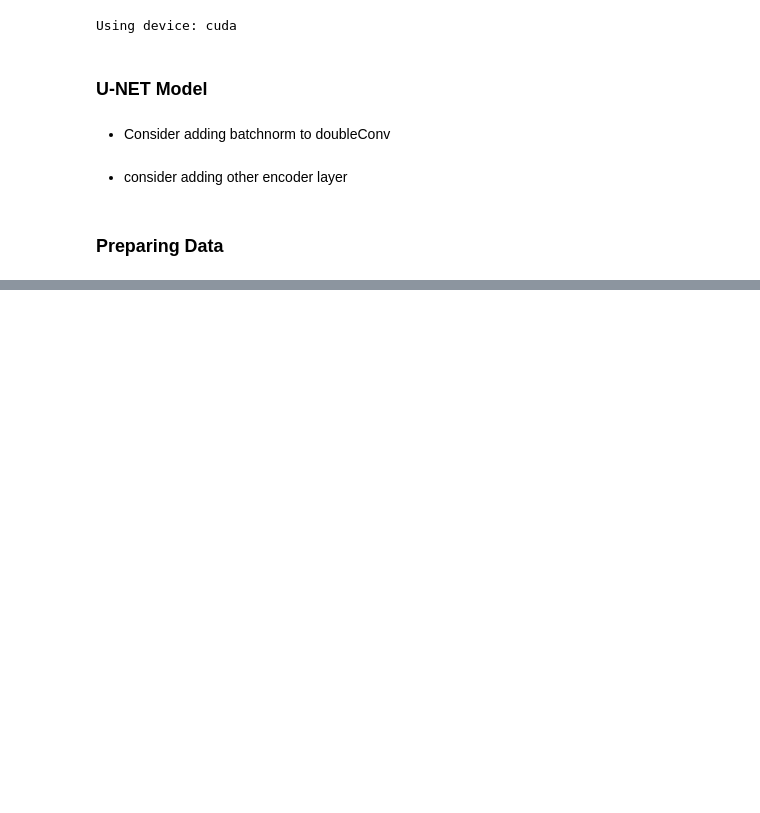
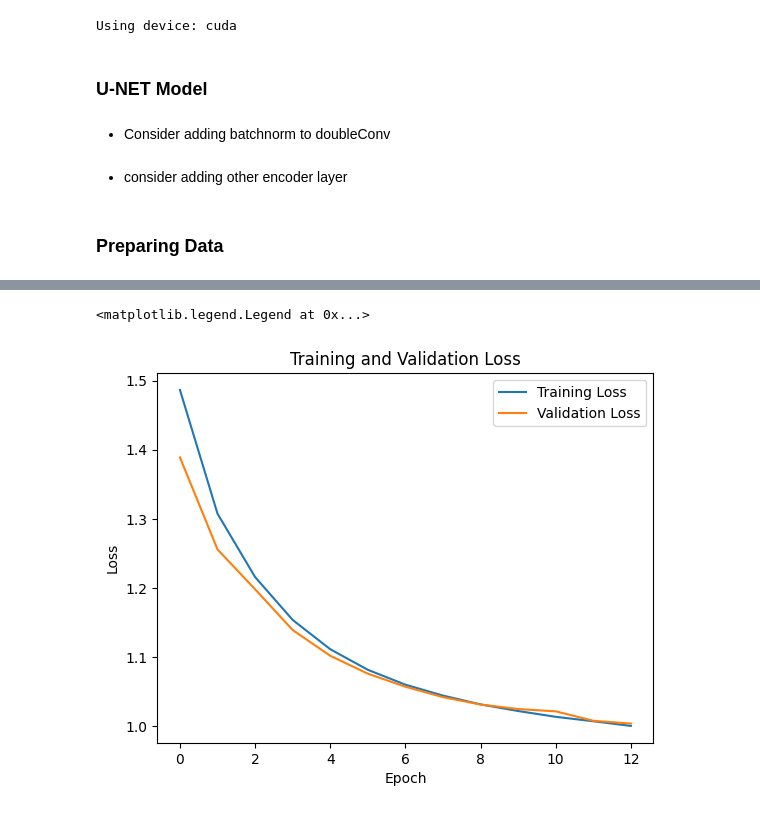
Before and after one commit to YazanBakdash/Tumor_Segment, a Jupyter notebook: unet.ipynb, the cells around one changed output, grey strips where cells are left out. Saved outputs shown, nothing was run; the diff lists cells and outputs as text; code cells hidden in the pictures; blank space fills up the shorter version.

Commit message:
trained 3d model | 13 epochs

```diff
--- a/unet.ipynb
+++ b/unet.ipynb
@@ -203,8 +222,8 @@ test_data = MRIDataset3D(test_dirs)
 # %%
 from torch.utils.data import DataLoader
 
-train_loader = DataLoader(train_data, batch_size=6, shuffle=True)
-test_loader = DataLoader(test_data, batch_size=6, shuffle=False)
+train_loader = DataLoader(train_data, batch_size=2, shuffle=True)
+test_loader = DataLoader(test_data, batch_size=2, shuffle=False)
 # %%
 class DiceLoss(nn.Module):
     def __init__(self, smooth=1e-6):
@@ -236,7 +255,7 @@ def safe_dice_loss(logits, targets, smooth=1e-6):
 model = UNET3D().to(device)
 criterion = combined_loss
 optimizer = torch.optim.Adam(model.parameters(), lr=1e-4)
-epochs = 300
+epochs = 30
 train_losses = [0] * epochs
 test_losses = [0] * epochs
 for i in range(epochs):
@@ -252,6 +271,7 @@ for i in range(epochs):
         loss.backward()
         optimizer.step()
         train_loss_total += loss.item()
+        print(f'  Batch: {b+1} Loss: {loss.item()}')
 
     train_losses[i] = train_loss_total / len(train_loader)
     print(f'Epoch: {i+1} Loss: {train_loss_total / len(train_loader)}')
@@ -274,8 +311,11 @@ OutOfMemoryError: CUDA out of memory. Tried to allocate 12.00 GiB. GPU 0 has a t
 # %%
 import matplotlib.pyplot as plt
-plt.plot(range(epochs), train_losses, label='Training Loss')
-plt.plot(range(epochs), test_losses, label='Validation Loss')
+plt.plot(range(13), train_losses[:13], label='Training Loss')
+plt.plot(range(13), test_losses[:13], label='Validation Loss')
 plt.xlabel('Epoch')
 plt.ylabel('Loss')
 plt.title('Training and Validation Loss')
 plt.legend()
+# %% [output]
+<matplotlib.legend.Legend at 0x...>
+[figure, added]
```
Also changed, not shown: parts of 9 cells of this notebook.
